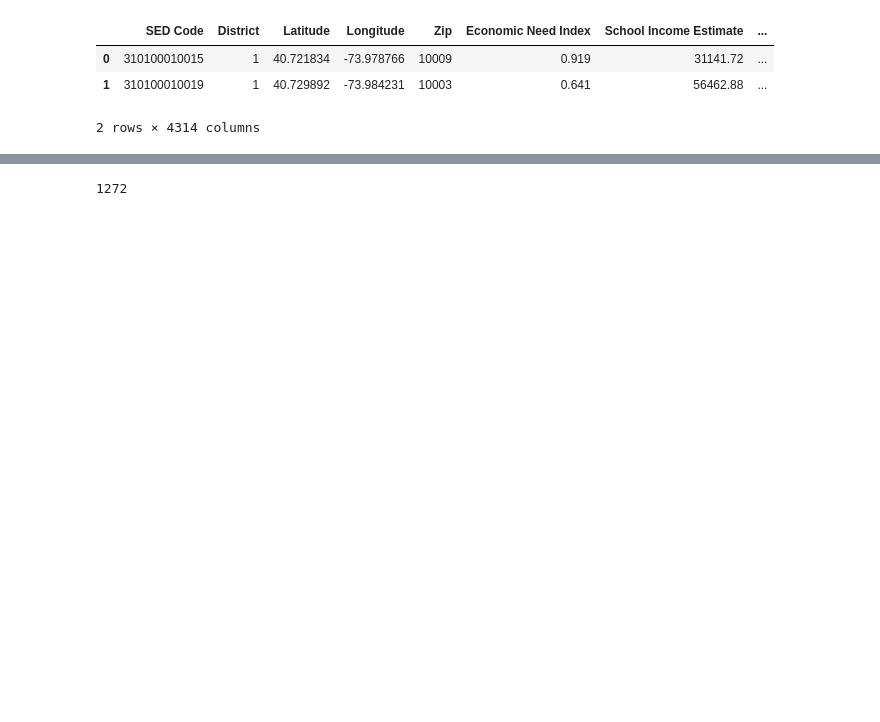
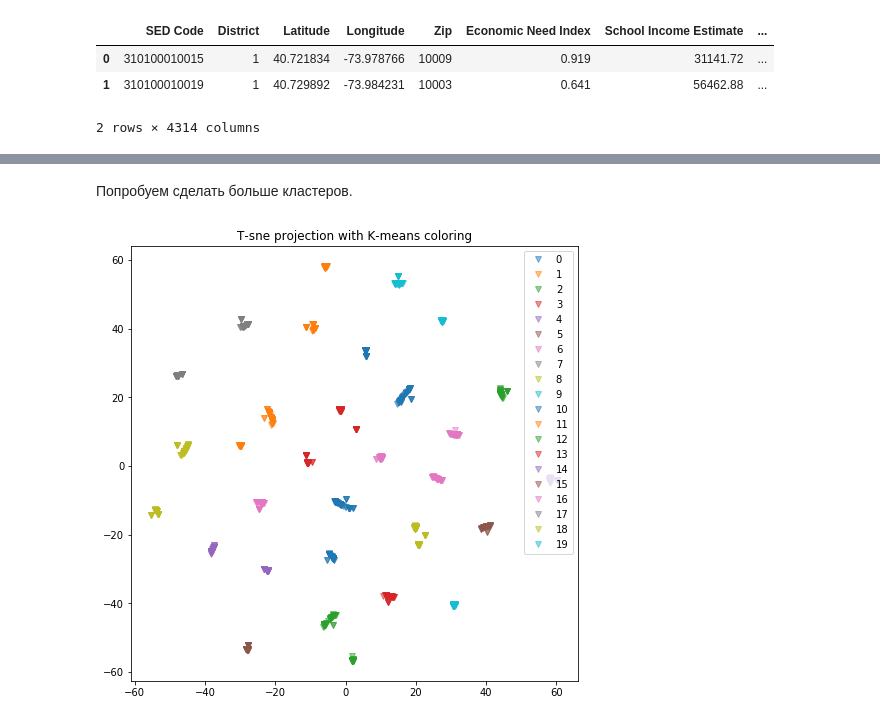
Before and after one commit to V-Marco/PASSNYC, a Jupyter notebook: PASSNYC_EDA_CLEAR.ipynb, the cells around one changed output, grey strips where cells are left out. Saved outputs shown, nothing was run; the diff lists cells and outputs as text; code cells hidden in the pictures; blank space fills up the shorter version.

Commit message:
Continued clastering the data, built plots of clusters.

```diff
--- a/PASSNYC_EDA_CLEAR.ipynb
+++ b/PASSNYC_EDA_CLEAR.ipynb
@@ -98,4 +86,21 @@ plt.show()
-# %%
-len(X_sne[:, 0])
-# %% [output]
-1272
+# %% [markdown]
+Попробуем сделать больше кластеров.
+# %%
+from sklearn.cluster import KMeans
+
+km = KMeans(n_clusters = 20, random_state=123)
+km.fit(X_sne)
+y = km.predict(X_sne)
+
+plt.figure(figsize=(8, 8))
+
+for i in range(20):
+    bit_mask = y == i
+    plt.plot(X_sne[bit_mask, 0], X_sne[bit_mask, 1], 'v',label=i,
+               alpha=0.5)
+
+plt.legend()
+plt.title('T-sne projection with K-means coloring')
+plt.show()
+# %% [output]
+[figure, added]
```
Also changed, not shown: parts of 17 cells of this notebook.
